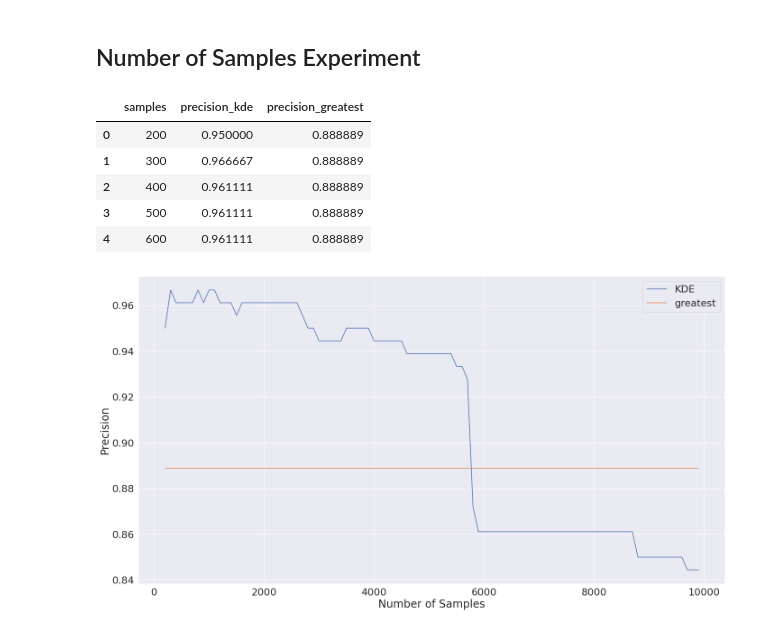
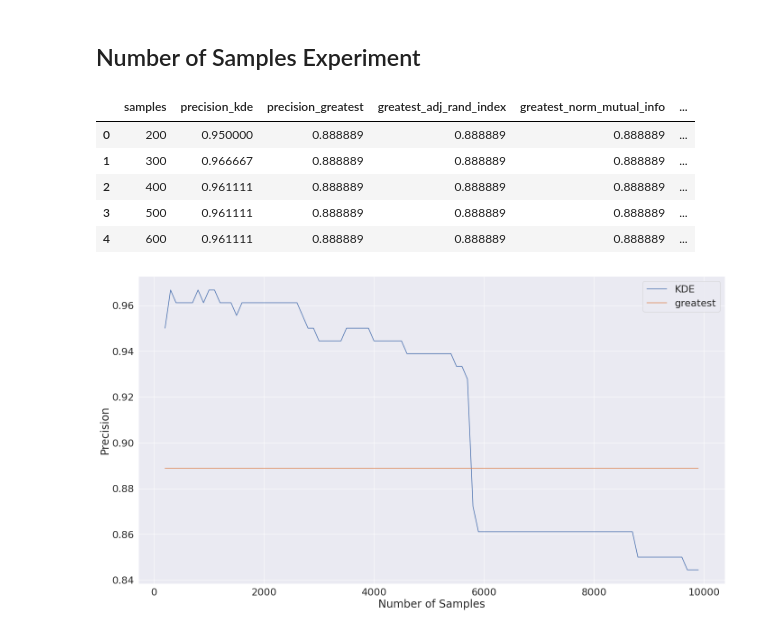
Before and after one commit to northeastern-datalab/domain_net, a Jupyter notebook: network_analysis/notebooks/num_meanings/pairwise_measures.ipynb, the cells around one changed output. Cells and saved outputs as stored; diff of their text form; code cells hidden in the pictures.

Commit message:
Added TUS experiments for pairwise number of meanings analysis

```diff
--- a/network_analysis/notebooks/num_meanings/pairwise_measures.ipynb
+++ b/network_analysis/notebooks/num_meanings/pairwise_measures.ipynb
@@ -290,24 +390,30 @@ samples_to_df_dict = {}
 
 for samples in tqdm(range(200, 10000, 100)):
     df_tmp = df.copy()[df['node'].isin(input_nodes)]
-    df_tmp = get_num_meanings(df_tmp, G, node_to_matrix_dict, lower_bound=0, upper_bound=1, num_samples=samples, rel_height=0.999, bandwidth_multiplier=20)
+    df_tmp, labels_greatest_tmp, labels_kde_tmp = get_num_meanings(df_tmp, G, node_to_matrix_dict, lower_bound=0, upper_bound=1, num_samples=samples, rel_height=0.999, bandwidth_multiplier=20)
+    df_tmp = run_cluster_evaluation_df(df_tmp, G, labels_greatest_tmp, labels_kde_tmp, node_to_idx_dict)
     samples_to_df_dict[samples] = df_tmp
 # %%
-samples_to_precision_dict = {'samples': [], 'precision_kde': [], 'precision_greatest': []}
+samples_to_statistics_dict = {'samples': [], 'precision_kde': [], 'precision_greatest': [], 'greatest_adj_rand_index': [], 'greatest_norm_mutual_info': [], 'kde_adj_rand_index': [], 'kde_norm_mutual_info': []}
 for num_samples, df_tmp in samples_to_df_dict.items():
     precision_kde = df_tmp['is_kde_num_meanings_correct'].value_counts()[True] / len(df_tmp.index)
     precision_greatest = df_tmp['is_greatest_num_meanings_correct'].value_counts()[True] / len(df_tmp.index)
-    samples_to_precision_dict['samples'].append(num_samples)
-    samples_to_precision_dict['precision_kde'].append(precision_kde)
-    samples_to_precision_dict['precision_greatest'].append(precision_greatest)
+    samples_to_statistics_dict['samples'].append(num_samples)
+    samples_to_statistics_dict['precision_kde'].append(precision_kde)
+    samples_to_statistics_dict['precision_greatest'].append(precision_greatest)
 
-samples_to_precision_df = pd.DataFrame.from_dict(samples_to_precision_dict)
-samples_to_precision_df.head()
+    samples_to_statistics_dict['greatest_adj_rand_index'].append(df_tmp['greatest_adj_rand_index'].mean())
+    samples_to_statistics_dict['greatest_norm_mutual_info'].append(df_tmp['greatest_norm_mutual_info'].mean())
+    samples_to_statistics_dict['kde_adj_rand_index'].append(df_tmp['kde_adj_rand_index'].mean())
+    samples_to_statistics_dict['kde_norm_mutual_info'].append(df_tmp['kde_norm_mutual_info'].mean())
+
+samples_to_statistics_df = pd.DataFrame.from_dict(samples_to_statistics_dict)
+samples_to_statistics_df.head()
 # %% [output]
-|  | samples | precision_kde | precision_greatest |
-| 0 | 200 | 0.950000 | 0.888889 |
-| 1 | 300 | 0.966667 | 0.888889 |
-| 2 | 400 | 0.961111 | 0.888889 |
-| 3 | 500 | 0.961111 | 0.888889 |
-| 4 | 600 | 0.961111 | 0.888889 |
+|  | samples | precision_kde | precision_greatest | greatest_adj_rand_index | greatest_norm_mutual_info | ... |
+| 0 | 200 | 0.950000 | 0.888889 | 0.888889 | 0.888889 | ... |
+| 1 | 300 | 0.966667 | 0.888889 | 0.888889 | 0.888889 | ... |
+| 2 | 400 | 0.961111 | 0.888889 | 0.888889 | 0.888889 | ... |
+| 3 | 500 | 0.961111 | 0.888889 | 0.888889 | 0.888889 | ... |
+| 4 | 600 | 0.961111 | 0.888889 | 0.888889 | 0.888889 | ... |
 # %%
```
Also changed, not shown: parts of 13 cells of this notebook, 1 other file.
